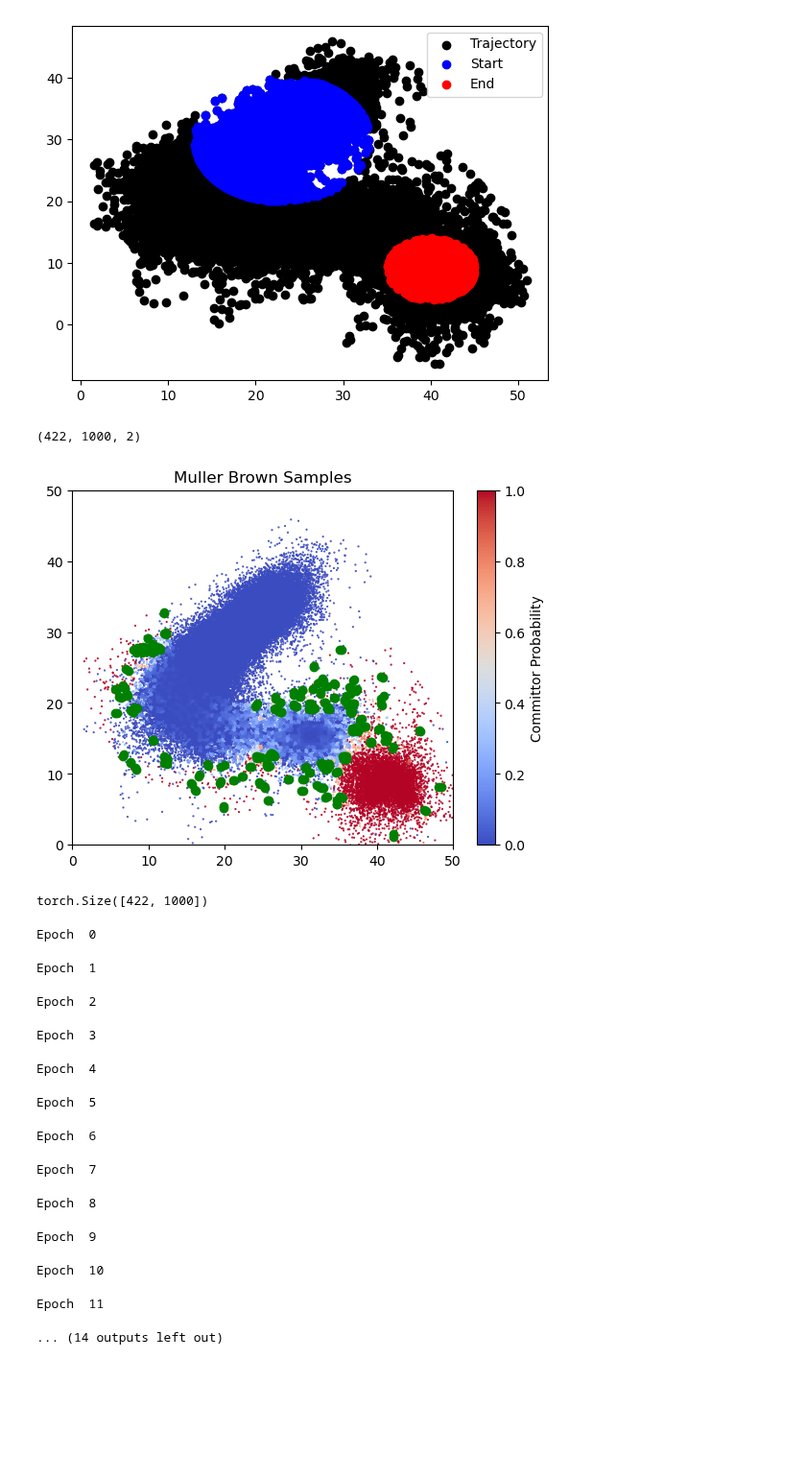
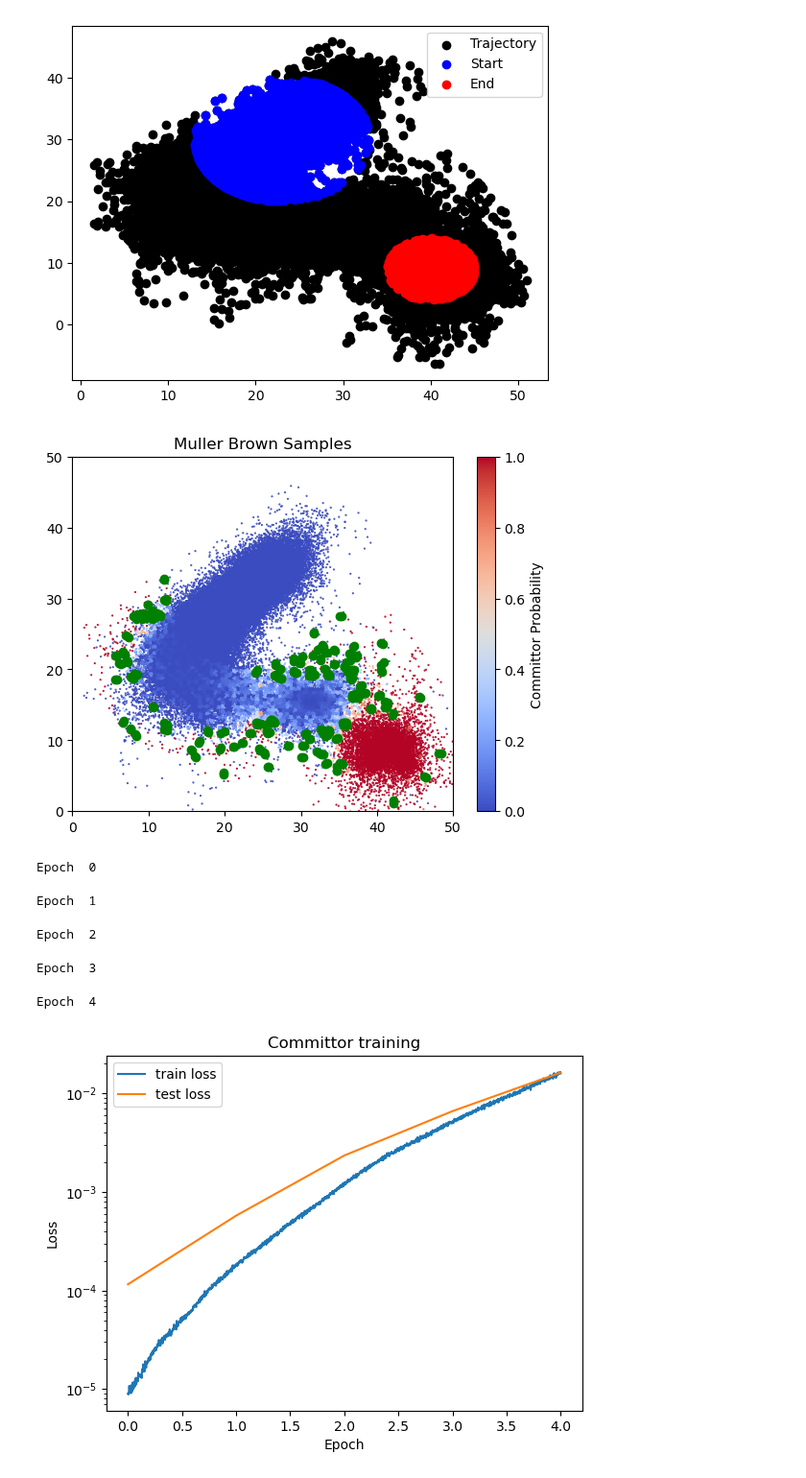
Before and after one commit to michael-psenka/OM-TPS, a Jupyter notebook: train_committor_mb.ipynb, the cells around one changed output. Shown at 96% size. Drawn from its saved outputs; the diff is of its cells as text; code cells hidden in the pictures; blank space fills up the shorter version.

```diff
--- a/train_committor_mb.ipynb
+++ b/train_committor_mb.ipynb
@@ -163,20 +163,14 @@ plt.legend()
 # %% [output]
 <matplotlib.legend.Legend at 0x...>
 [figure]
-# %%
-print(all_pos.shape)
-committor_probs  = get_gt_committor_probs(all_pos, start_indicator,end_indicator, calculator)
-plot_samples(all_pos.reshape(-1, 2), committor_probs.reshape(-1, 2))
-print(committor_probs.shape)
-# %% [output]
-(422, 1000, 2)
-[figure, removed]
-torch.Size([422, 1000])
 # %%
 from sklearn.model_selection import train_test_split
 import torch.nn.functional as F
 import torch.nn as nn
 from tqdm import tqdm
+
+committor_probs  = get_gt_committor_probs(all_pos, start_indicator,end_indicator, calculator)
+plot_samples(all_pos.reshape(-1, 2), committor_probs.reshape(-1, 2))
 
 device = torch.device(torch.cuda.current_device() if torch.cuda.is_available() else "cpu")
 
@@ -222,8 +216,12 @@ std = torch.tensor(mean).to(device).to(torch.float32)
 
 # Train the model on the sampled molecules
 batch_size = 1024
-n_epochs = 25
+n_epochs = 5
 max_data_size = 422000
+sl_loss_coeff = 0.0
+grad_loss_coeff = 1.0
+start_loss_coeff = 20.0
+end_loss_coeff = 20.0
 gt_traj = all_pos.reshape(-1, 2)
 idxs = np.random.choice(gt_traj.shape[0], max_data_size, replace=False)
 optimizer = torch.optim.Adam(committor_model.parameters(), lr=1e-5)
@@ -285,12 +283,12 @@ for e in range(n_epochs):
 
         sl_loss = (pred_prob - prob).square().mean()
 
-        loss = sl_loss #5*start_boundary_loss + 5*end_boundary_loss + grad_loss #sl_loss
+        loss = sl_loss_coeff*sl_loss + start_loss_coeff*start_boundary_loss + end_loss_coeff*end_boundary_loss + grad_loss_coeff*grad_loss
 
         loss.backward()
         optimizer.step()
         scheduler.step()
-        train_losses.append(loss.detach().unsqueeze(-1))
+        train_losses.append(grad_loss.detach().unsqueeze(-1))
 
     # Test the model on the test set
     committor_model.eval()
@@ -317,43 +315,38 @@ for e in range(n_epochs):
         end_boundary_loss = 0
 
         # if transition_mask.sum() > 0:
 
         grad_loss = grad_prob.square().sum(-1, keepdim = True)[transition_mask].mean()
         if start.sum() > 0:
             start_boundary_loss = (pred_prob**2)[start].mean()
         if start.sum() > 0:
             end_boundary_loss = ((1 - pred_prob)**2)[end].mean()
 
         sl_loss = (pred_prob - prob).square().mean()
 
-        loss = sl_loss #5*start_boundary_loss + 5*end_boundary_loss + grad_loss
-        tls.append(loss.detach().unsqueeze(-1))
+        loss = sl_loss_coeff*sl_loss + start_loss_coeff*start_boundary_loss + end_loss_coeff*end_boundary_loss + grad_loss_coeff*grad_loss
+
+        tls.append(grad_loss.detach().unsqueeze(-1))
 
     test_loss = torch.cat(tls).sum(0) / len(tls)
     test_losses.append(test_loss.unsqueeze(-1))
 
 
 train_losses = torch.cat(train_losses).cpu().numpy()
 test_losses = torch.cat(test_losses).cpu().numpy()
 
 plot_losses(train_losses, test_losses, "Committor training")
 
 # Save the model
 torch.save(committor_model, f"mb-committor-model.pt")
 # %% [output]
+[figure, added]
 Epoch  0
 Epoch  1
 Epoch  2
 Epoch  3
 Epoch  4
-Epoch  5
-Epoch  6
-Epoch  7
-Epoch  8
-Epoch  9
-Epoch  10
-Epoch  11
-... (14 outputs left out)
+[figure, added]
 # %%
 # Compute model predicted committor probabilities by looping over the dataset
 committor_model.eval()
```
Also changed, not shown: parts of 2 cells of this notebook, 1 other file.
